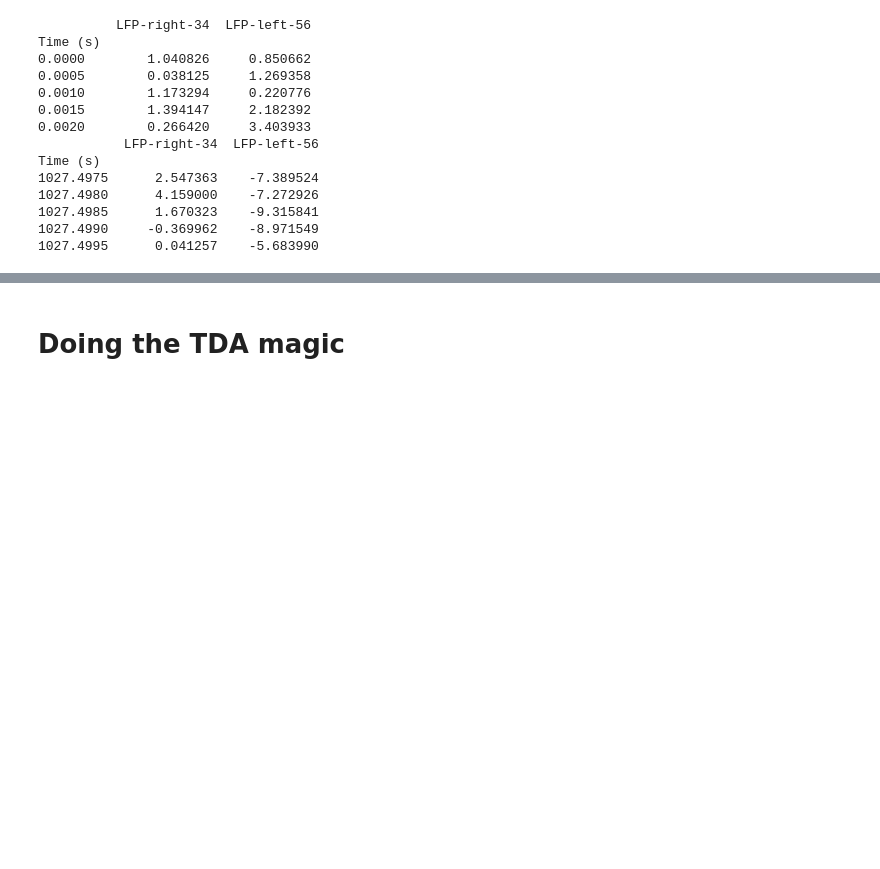
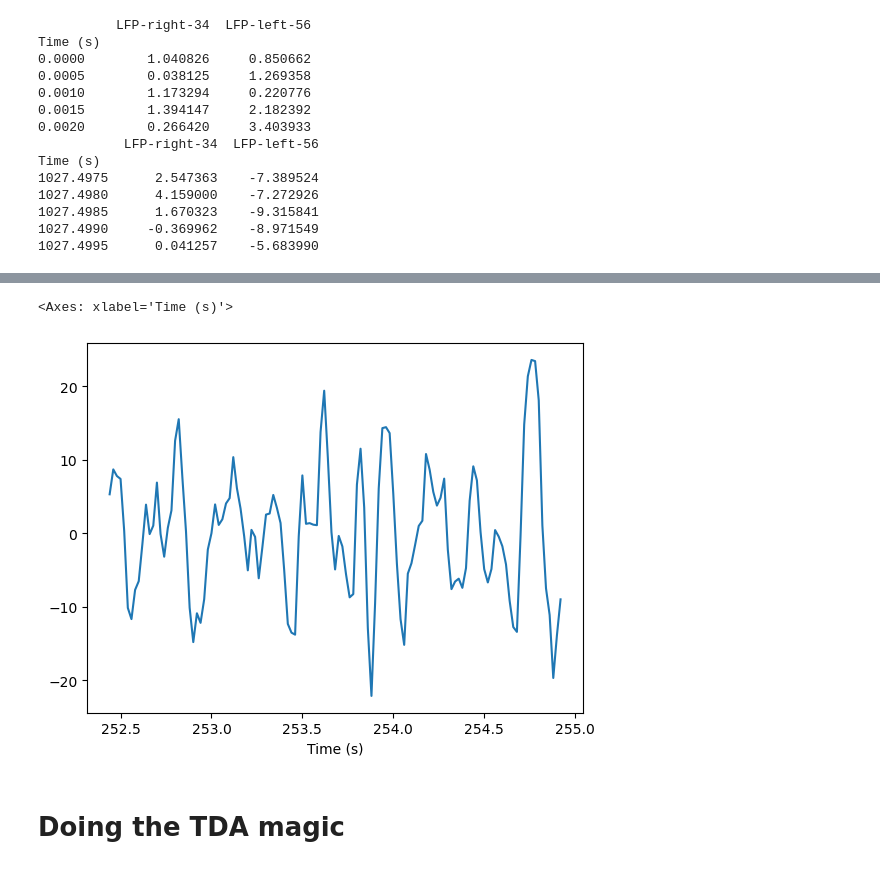
Before and after one commit to ilgazca/Parkinson-EEG-with-TDA, a Jupyter notebook: EEG_TDA_Pipeline.ipynb, the cells around one changed output, grey strips where cells are left out. Drawn from its saved outputs; the diff is of its cells as text; code cells hidden in the pictures; blank space fills up the shorter version.

Commit message:
Created a function to slice time series. Made some adjustments in the notebook to run calculations for a list of slices

```diff
--- a/EEG_TDA_Pipeline.ipynb
+++ b/EEG_TDA_Pipeline.ipynb
@@ -160,0 +122,7 @@ right = df_dwn['LFP-right-34'].iloc[:num_of_samples_to_keep]
+# %%
+right = df_dwn['LFP-right-34']
+left = df_dwn['LFP-left-56']
+# %%
+# Slicing both time-series
+left_sliced = sample_time_series_slices(left, slice_length = 2.5, n_slices = 10)
+right_sliced = sample_time_series_slices(right, slice_length = 2.5, n_slices = 10)
@@ -161,3 +147,8 @@ right = df_dwn['LFP-right-34'].iloc[:num_of_samples_to_keep]
+# %%
+left_sliced[2].plot()
+# %% [output]
+<Axes: xlabel='Time (s)'>
+[figure, added]
 # %% [markdown]
 # Doing the TDA magic
 # %%
```
Also changed, not shown: parts of 28 cells of this notebook, 1 other file.
